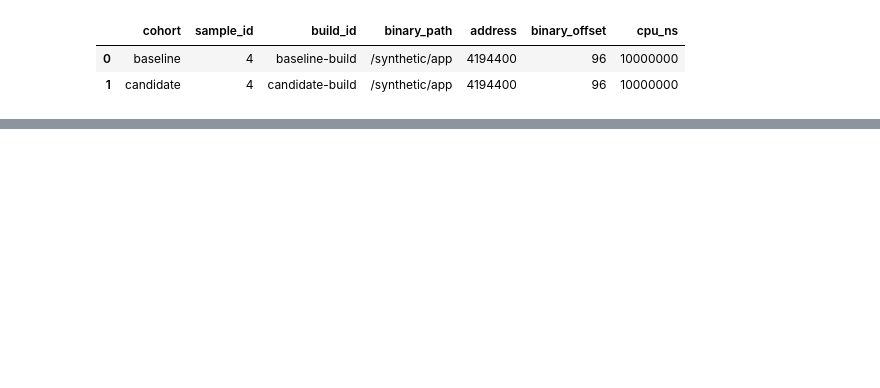
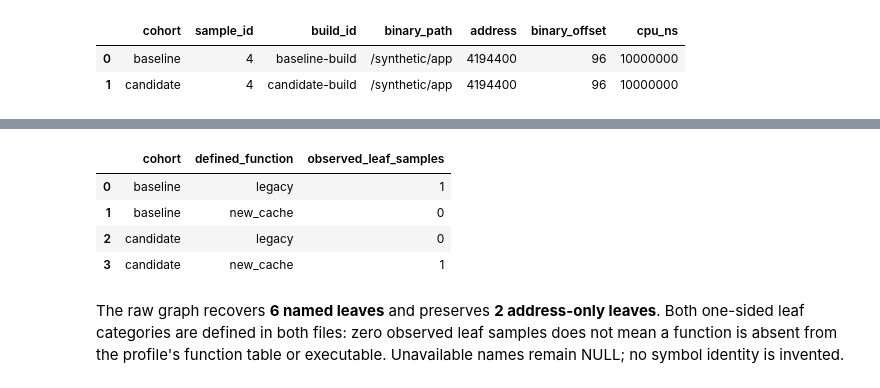
Before and after one commit to Query-farm/vgi-pprof, a Jupyter notebook: notebooks/01_compare_profiles_on_a_declared_basis.ipynb, the cells around one changed output, grey strips where cells are left out. Cells and saved outputs as stored; diff of their text form; code cells hidden in the pictures; blank space fills up the shorter version.

```diff
--- a/notebooks/01_compare_profiles_on_a_declared_basis.ipynb
+++ b/notebooks/01_compare_profiles_on_a_declared_basis.ipynb
@@ -330 +345,13 @@ SELECT * FROM unknown_addresses ORDER BY cohort;
+# %%
+display(function_presence)
+known = con.execute("SELECT count(*) FROM leaf_graph WHERE graph_function IS NOT NULL").fetchall()[0][0]
+unknown = con.execute("SELECT count(*) FROM leaf_graph WHERE graph_function IS NULL").fetchall()[0][0]
+prose(f"The raw graph recovers **{known} named leaves** and preserves **{unknown} address-only leaves**. Both one-sided leaf categories are defined in both files: zero observed leaf samples does not mean a function is absent from the profile's function table or executable. Unavailable names remain NULL; no symbol identity is invented.")
+# %% [output]
+|  | cohort | defined_function | observed_leaf_samples |
+| 0 | baseline | legacy | 1 |
+| 1 | baseline | new_cache | 0 |
+| 2 | candidate | legacy | 0 |
+| 3 | candidate | new_cache | 1 |
+The raw graph recovers **6 named leaves** and preserves **2 address-only leaves**. Both one-sided leaf categories are defined in both files: zero observed leaf samples does not mean a function is absent from the profile's function table or executable. Unavailable names remain NULL; no symbol identity is invented.
 # %% [markdown]
```
Also changed, not shown: parts of 29 cells of this notebook, 9 other files.
